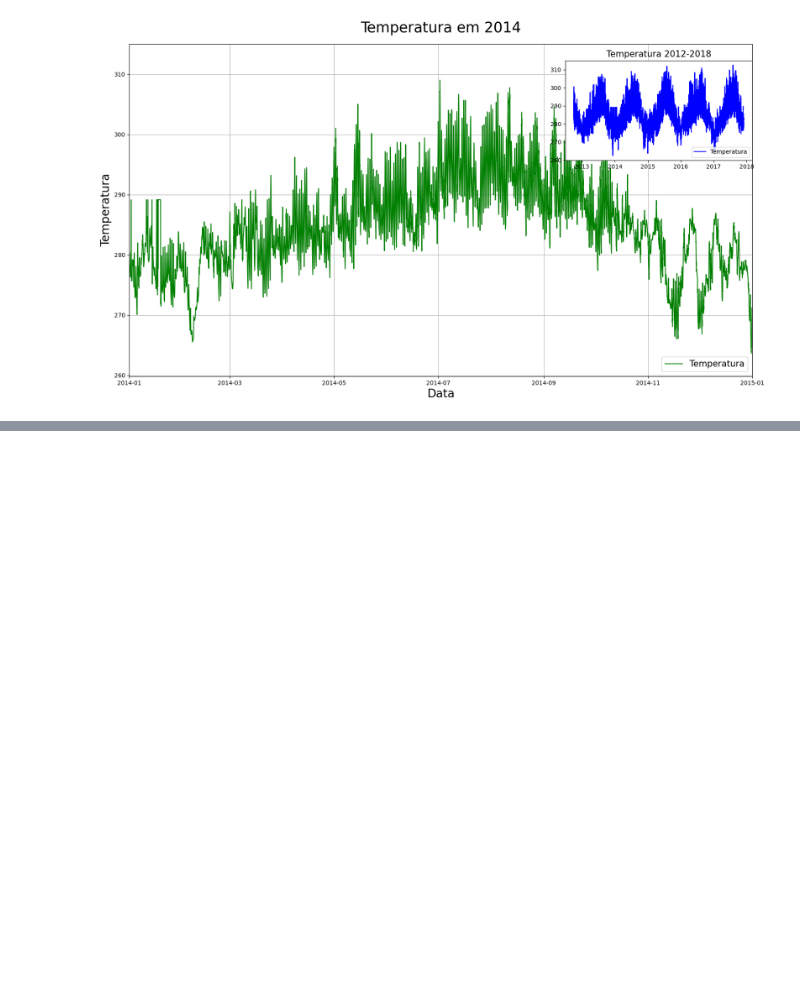
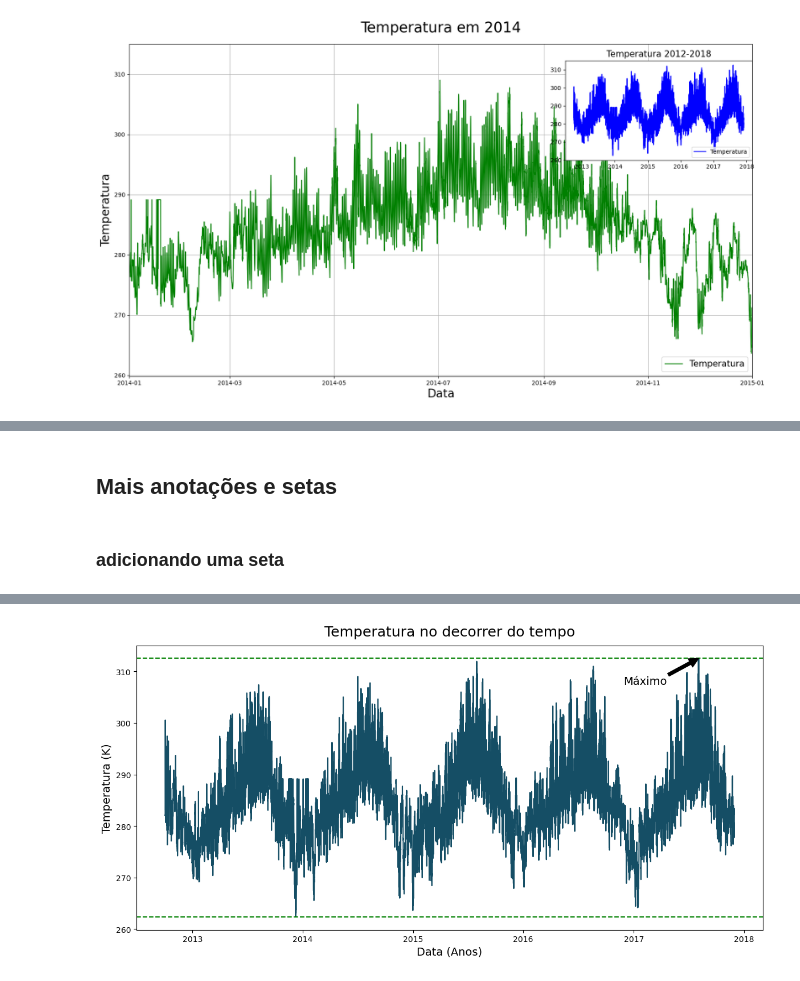
Before and after one commit to OliveiraLucas29/Curso_DataScience_Alura, a Jupyter notebook: graficos_com_matplotlib/Caderno do Curso.ipynb, the cells around one changed output, grey strips where cells are left out. Saved outputs shown, nothing was run; the diff lists cells and outputs as text; code cells hidden in the pictures; blank space fills up the shorter version.

```diff
--- a/graficos_com_matplotlib/Caderno do Curso.ipynb
+++ b/graficos_com_matplotlib/Caderno do Curso.ipynb
@@ -433,0 +492,26 @@ Text(0.5, 1.0, 'Temperatura 2012-2018')
+# %% [markdown]
+## Mais anotações e setas
+# %% [markdown]
+### adicionando uma seta
+# %%
+fig = plt.figure(figsize = (11,5))
+ax = fig.add_axes([0,0,1,1])
+
+ax.plot(dados['data'],dados['temperatura'], color = '#154E65')
+ax.set_title('Temperatura no decorrer do tempo', fontsize = 18, pad=12)
+ax.set_ylabel('Temperatura (K)', fontsize = 14)
+ax.set_xlabel('Data (Anos)', fontsize = 14)
+
+ax.axhline(max(dados['temperatura']), color='g', linestyle = 'dashed')
+ax.axhline(min(dados['temperatura']), color='g', linestyle = 'dashed')
+
+x1 = dados['data'][dados['temperatura'].idxmax()]
+y1 = max(dados['temperatura'])
+
+# definindo posição da seta
+x2 = dados['data'][dados['temperatura'].idxmax() - 6000]
+y2 = max(dados['temperatura']) - 5
+
+# adicionando seta
+ax.annotate("Máximo", xy= (x1,y1), fontsize=14, xytext=(x2,y2), arrowprops=dict(facecolor='k'))
+# %% [output]
@@ -433,0 +519 @@ Text(0.5, 1.0, 'Temperatura 2012-2018')
+[figure, added]
```
Also changed, not shown: parts of 27 cells of this notebook.
